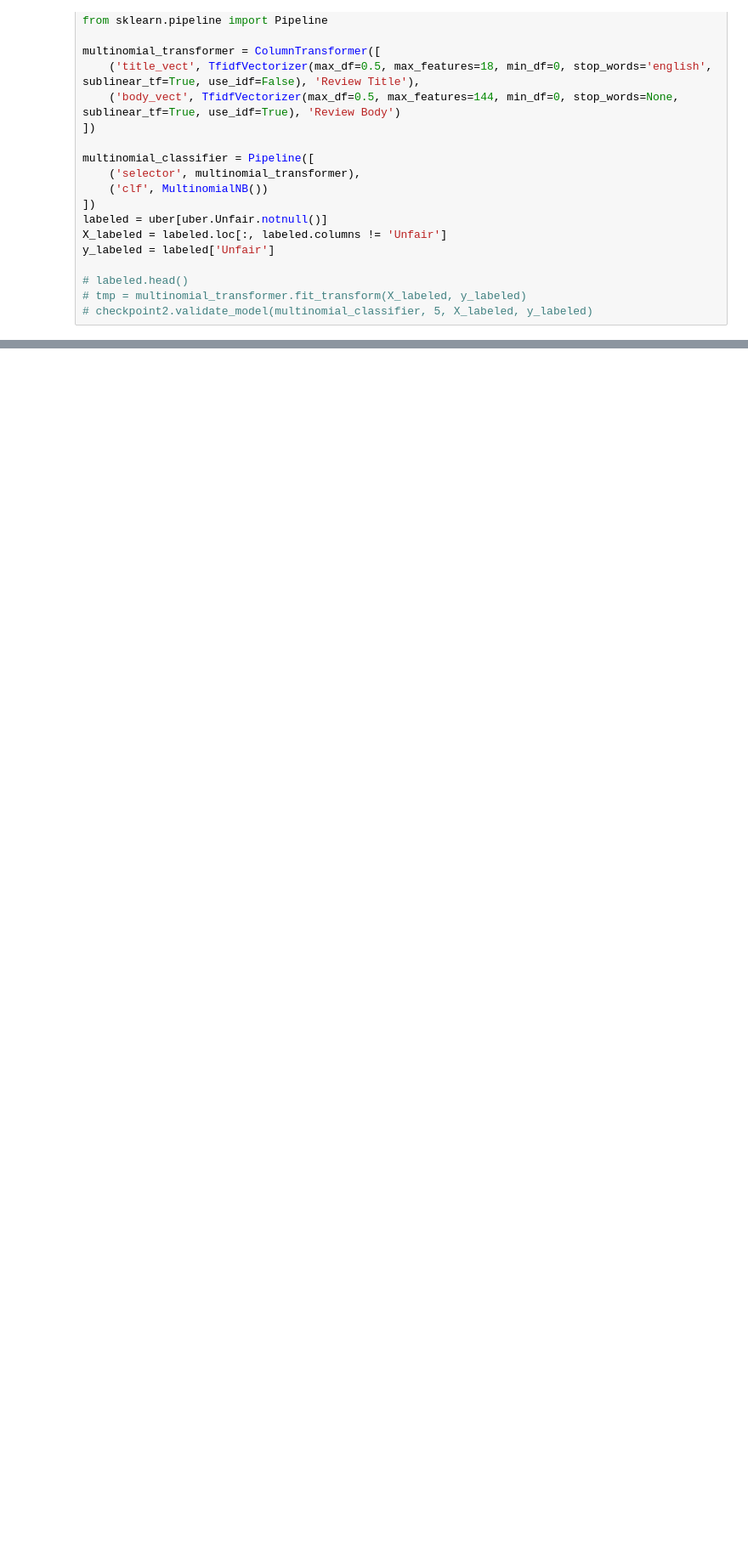
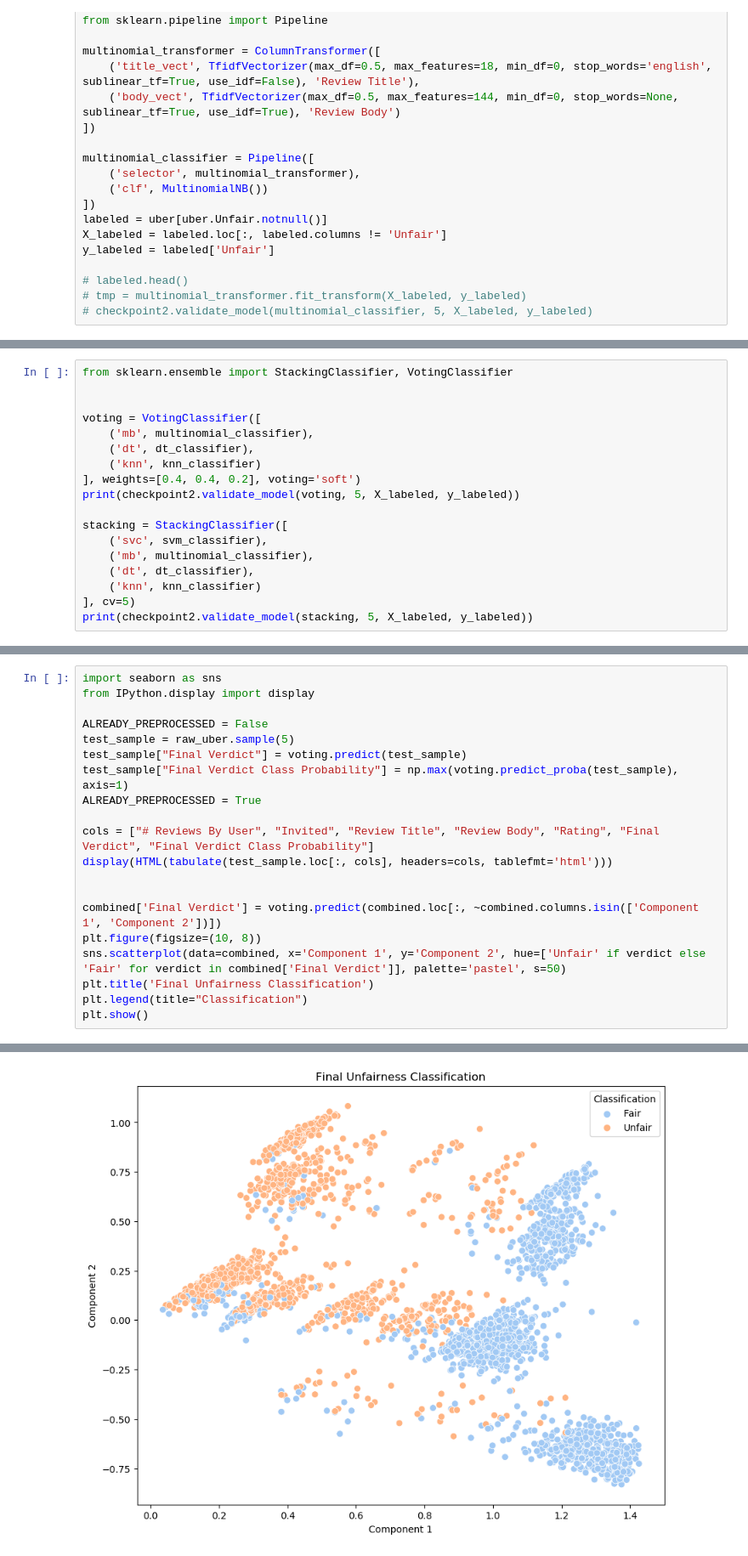
Before and after one commit to evkes/CPSC-4300-Gig-Economy, a Jupyter notebook: janetTest.ipynb, the cells around one changed output, grey strips where cells are left out. Shown at 85% size. Drawn from its saved outputs; the diff is of its cells as text; blank space fills up the shorter version.

Commit message:
finishing touches on modeling

```diff
--- a/janetTest.ipynb
+++ b/janetTest.ipynb
@@ -235,0 +270,18 @@ plt.show()
+# %%
+from sklearn.ensemble import StackingClassifier, VotingClassifier
+
+
+voting = VotingClassifier([
+    ('mb', multinomial_classifier),
+    ('dt', dt_classifier),
+    ('knn', knn_classifier)
+], weights=[0.4, 0.4, 0.2], voting='soft')
+print(checkpoint2.validate_model(voting, 5, X_labeled, y_labeled))
+
+stacking = StackingClassifier([
+    ('svc', svm_classifier),
+    ('mb', multinomial_classifier),
+    ('dt', dt_classifier),
+    ('knn', knn_classifier)
+], cv=5)
+print(checkpoint2.validate_model(stacking, 5, X_labeled, y_labeled))
@@ -235,0 +315,21 @@ plt.show()
+# %%
+import seaborn as sns
+from IPython.display import display
+
+ALREADY_PREPROCESSED = False
+test_sample = raw_uber.sample(5)
+test_sample["Final Verdict"] = voting.predict(test_sample)
+test_sample["Final Verdict Class Probability"] = np.max(voting.predict_proba(test_sample), axis=1)
+ALREADY_PREPROCESSED = True
+
+cols = ["# Reviews By User", "Invited", "Review Title", "Review Body", "Rating", "Final Verdict", "Final Verdict Class Probability"]
+display(HTML(tabulate(test_sample.loc[:, cols], headers=cols, tablefmt='html')))
+
+
+combined['Final Verdict'] = voting.predict(combined.loc[:, ~combined.columns.isin(['Component 1', 'Component 2'])])
+plt.figure(figsize=(10, 8))
+sns.scatterplot(data=combined, x='Component 1', y='Component 2', hue=['Unfair' if verdict else 'Fair' for verdict in combined['Final Verdict']], palette='pastel', s=50)
+plt.title('Final Unfairness Classification')
+plt.legend(title="Classification")
+plt.show()
+# %% [output]
@@ -235,0 +342 @@ plt.show()
+[figure, added]
```
Also changed, not shown: parts of 12 cells of this notebook, 1 other file.
